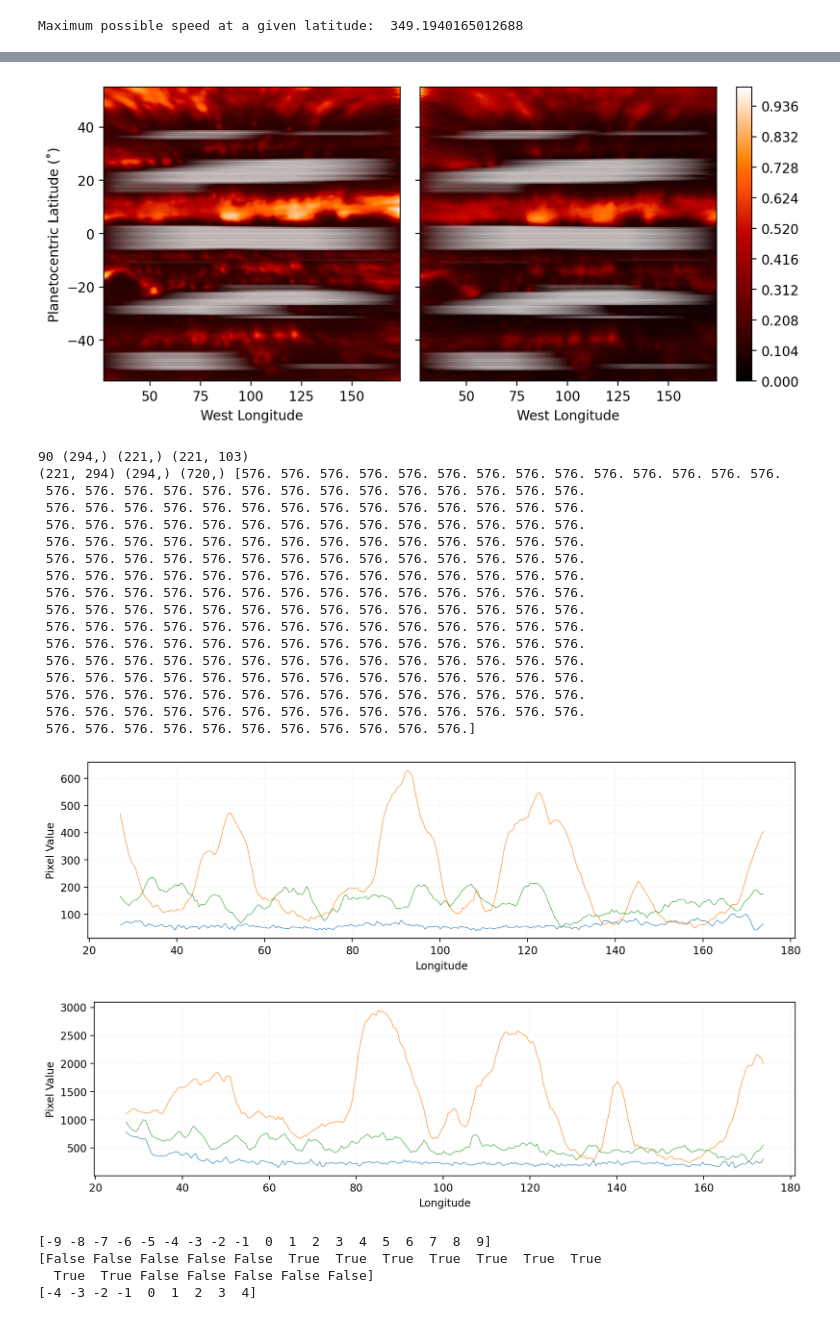
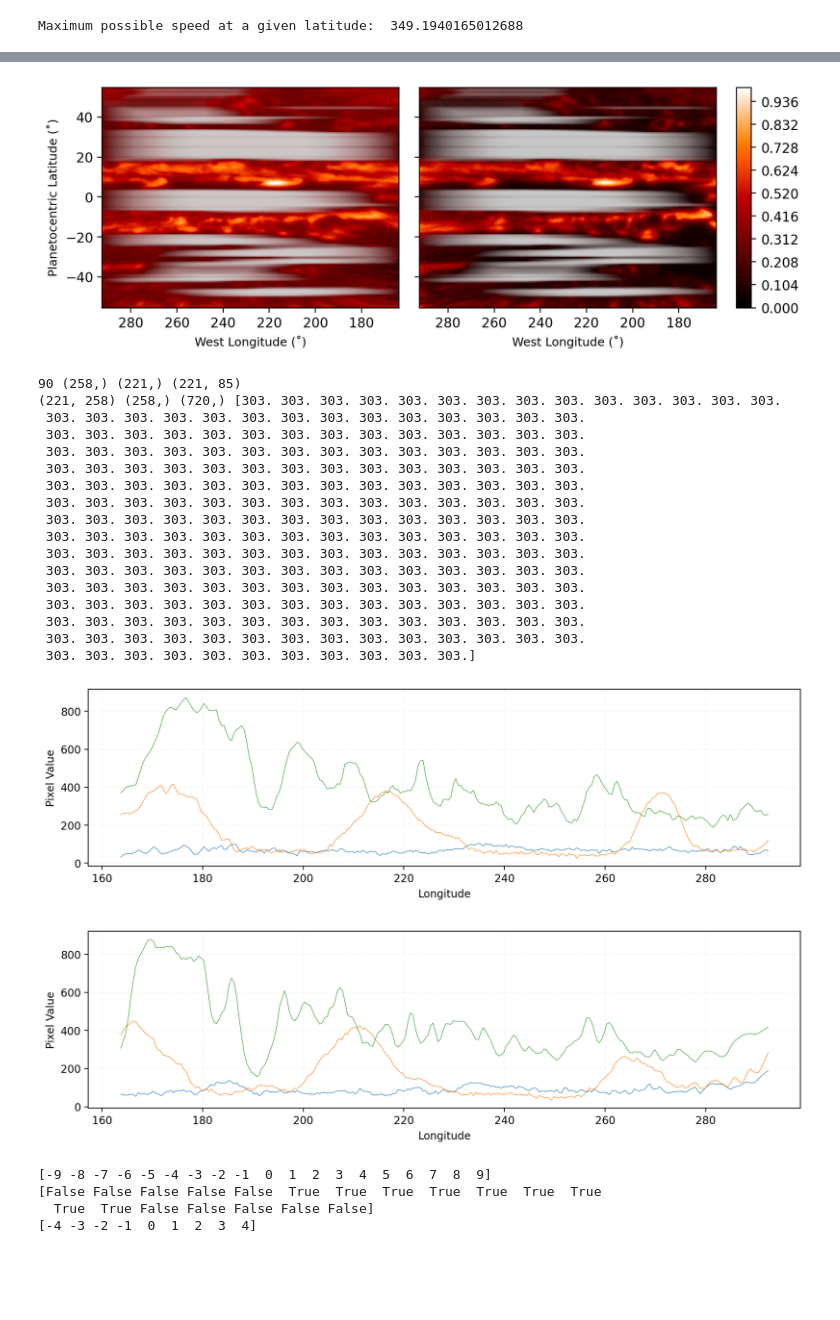
Before and after one commit to alihyder727/windfieldproject, a Jupyter notebook: StaggerWindow.ipynb, the cells around one changed output, grey strips where cells are left out. Drawn from its saved outputs; the diff is of its cells as text; code cells hidden in the pictures; blank space fills up the shorter version.

```diff
--- a/StaggerWindow.ipynb
+++ b/StaggerWindow.ipynb
@@ -120,6 +120,6 @@ Total of 11 pairs to work through...
 # %%
 test_i             = 0    # index of the pair being correlated.
-long_shift_applied = 120   # what is the shift that you want to apply, if need be.
+long_shift_applied = 90   # what is the shift that you want to apply, if need be.
 margin_app         = 5    # how far you want to be from the NaNs. Sometimes needs to be lowered to 3 in the event that margin application fails.
 window_length      = 45   # width of the sliding window.
 window_stepping    = 1    # how many longitudes does the sliding take.
@@ -518,7 +518,7 @@ sliding_window_len_in_pixels = int(np.ceil(window_length / (abs(long_array_use[1
 from matplotlib.gridspec import GridSpec
 
 %matplotlib inline
-fig = plt.figure(figsize=(8, 4), dpi=200)
+fig = plt.figure(figsize=(8, 3), dpi=200)
 gs = GridSpec(
     nrows=1,
     ncols=3,
@@ -542,59 +542,60 @@ im2 = ax1.contourf(
     long_array_use[margin_applied_in_func_shifted.astype(bool)],
     lat_array_use[lat_delta_indices[0]:lat_delta_indices[1]],
     norm_heatmap_2,
     256,
     cmap=colo
 )
 
 reff_index = int(stagger_bool[1, 0, 0])
 for l in range(len(lat_array_use[lat_delta_indices[0]:lat_delta_indices[1]])):
     for s in range(stagger_bool[0, ...].shape[-1]):
         if stagger_bool[0, l, s] == 0:
             y = lat_array_use[lat_delta_indices[0]:lat_delta_indices[1]][l]
             x0 = long_array_use[margin_applied_in_func_shifted.astype(bool)][int(stagger_bool[1, l, s] - reff_index)]
             x1 = long_array_use[margin_applied_in_func_shifted.astype(bool)][int(stagger_bool[1, l, s] - reff_index + sliding_window_len_in_pixels - 1)]
             ax0.hlines(y, x0, x1, colors='w', alpha=0.02, lw=2.0)
             ax1.hlines(y, x0, x1, colors='w', alpha=0.02, lw=2.0)
 
-ax0.set_ylabel('Planetocentric Latitude (˚)')
-ax0.set_xlabel('West Longitude')
-ax1.set_xlabel('West Longitude')
+fs = '9'
+ax0.set_ylabel('Planetocentric Latitude (˚)', fontsize=fs)
+ax0.set_xlabel('West Longitude (˚)', fontsize=fs), ax1.set_xlabel('West Longitude (˚)', fontsize=fs)
+ax0.invert_xaxis(), ax1.invert_xaxis()
 
 ax1.tick_params(labelleft=False)
 # fig.subplots_adjust(left=0.12
 fig.subplots_adjust(
     left=0.10,    # just enough to clear y tick labels
     right=0.95,   # keep colorbar safe
     top=0.92,     # remove top whitespace
     bottom=0.15   # leave room for x labels
 )
 fig.colorbar(im, cax=cax)
 fig.tight_layout()
 plt.show()
 # %% [output]
-[figure, old version]
+[figure, new version]
 # %%
 print(sliding_window_len_in_pixels, long_array_use[margin_applied_in_func_shifted.astype(bool)].shape, lat_array_use[lat_delta_indices[0]:lat_delta_indices[1]].shape, stagger_bool[0, ...].shape)
 
 print(heatmap2[lat_delta_indices[0]:lat_delta_indices[1], :].shape, long_array_use[margin_applied_in_func_shifted.astype(bool)].shape, long_array_use.shape, stagger_bool[1, :, -1])
 # %% [output]
-90 (294,) (221,) (221, 103)
-(221, 294) (294,) (720,) [576. 576. 576. 576. 576. 576. 576. 576. 576. 576. 576. 576. 576. 576.
- 576. 576. 576. 576. 576. 576. 576. 576. 576. 576. 576. 576. 576. 576.
- 576. 576. 576. 576. 576. 576. 576. 576. 576. 576. 576. 576. 576. 576.
- 576. 576. 576. 576. 576. 576. 576. 576. 576. 576. 576. 576. 576. 576.
- 576. 576. 576. 576. 576. 576. 576. 576. 576. 576. 576. 576. 576. 576.
- 576. 576. 576. 576. 576. 576. 576. 576. 576. 576. 576. 576. 576. 576.
- 576. 576. 576. 576. 576. 576. 576. 576. 576. 576. 576. 576. 576. 576.
- 576. 576. 576. 576. 576. 576. 576. 576. 576. 576. 576. 576. 576. 576.
- 576. 576. 576. 576. 576. 576. 576. 576. 576. 576. 576. 576. 576. 576.
- 576. 576. 576. 576. 576. 576. 576. 576. 576. 576. 576. 576. 576. 576.
- 576. 576. 576. 576. 576. 576. 576. 576. 576. 576. 576. 576. 576. 576.
- 576. 576. 576. 576. 576. 576. 576. 576. 576. 576. 576. 576. 576. 576.
- 576. 576. 576. 576. 576. 576. 576. 576. 576. 576. 576. 576. 576. 576.
- 576. 576. 576. 576. 576. 576. 576. 576. 576. 576. 576. 576. 576. 576.
- 576. 576. 576. 576. 576. 576. 576. 576. 576. 576. 576. 576. 576. 576.
- 576. 576. 576. 576. 576. 576. 576. 576. 576. 576. 576.]
+90 (258,) (221,) (221, 85)
+(221, 258) (258,) (720,) [303. 303. 303. 303. 303. 303. 303. 303. 303. 303. 303. 303. 303. 303.
+ 303. 303. 303. 303. 303. 303. 303. 303. 303. 303. 303. 303. 303. 303.
+ 303. 303. 303. 303. 303. 303. 303. 303. 303. 303. 303. 303. 303. 303.
+ 303. 303. 303. 303. 303. 303. 303. 303. 303. 303. 303. 303. 303. 303.
+ 303. 303. 303. 303. 303. 303. 303. 303. 303. 303. 303. 303. 303. 303.
+ 303. 303. 303. 303. 303. 303. 303. 303. 303. 303. 303. 303. 303. 303.
+ 303. 303. 303. 303. 303. 303. 303. 303. 303. 303. 303. 303. 303. 303.
+ 303. 303. 303. 303. 303. 303. 303. 303. 303. 303. 303. 303. 303. 303.
+ 303. 303. 303. 303. 303. 303. 303. 303. 303. 303. 303. 303. 303. 303.
+ 303. 303. 303. 303. 303. 303. 303. 303. 303. 303. 303. 303. 303. 303.
+ 303. 303. 303. 303. 303. 303. 303. 303. 303. 303. 303. 303. 303. 303.
+ 303. 303. 303. 303. 303. 303. 303. 303. 303. 303. 303. 303. 303. 303.
+ 303. 303. 303. 303. 303. 303. 303. 303. 303. 303. 303. 303. 303. 303.
+ 303. 303. 303. 303. 303. 303. 303. 303. 303. 303. 303. 303. 303. 303.
+ 303. 303. 303. 303. 303. 303. 303. 303. 303. 303. 303. 303. 303. 303.
+ 303. 303. 303. 303. 303. 303. 303. 303. 303. 303. 303.]
 # %%
 
 
@@ -622,8 +623,8 @@ axs.grid(True, 'both', ls=':', alpha=0.2)
 axs.set_xlabel('Longitude'), axs.set_ylabel('Pixel Value')
 plt.show()
 # %% [output]
-[figure, old version]
+[figure, new version]
-[figure, old version]
+[figure, new version]
 # %%
 # lags = np.arange(-len(shifted_f1_valid) + 1, len(shifted_f2_valid))
 
```
Also changed, not shown: parts of 17 cells of this notebook, 6 other files.
